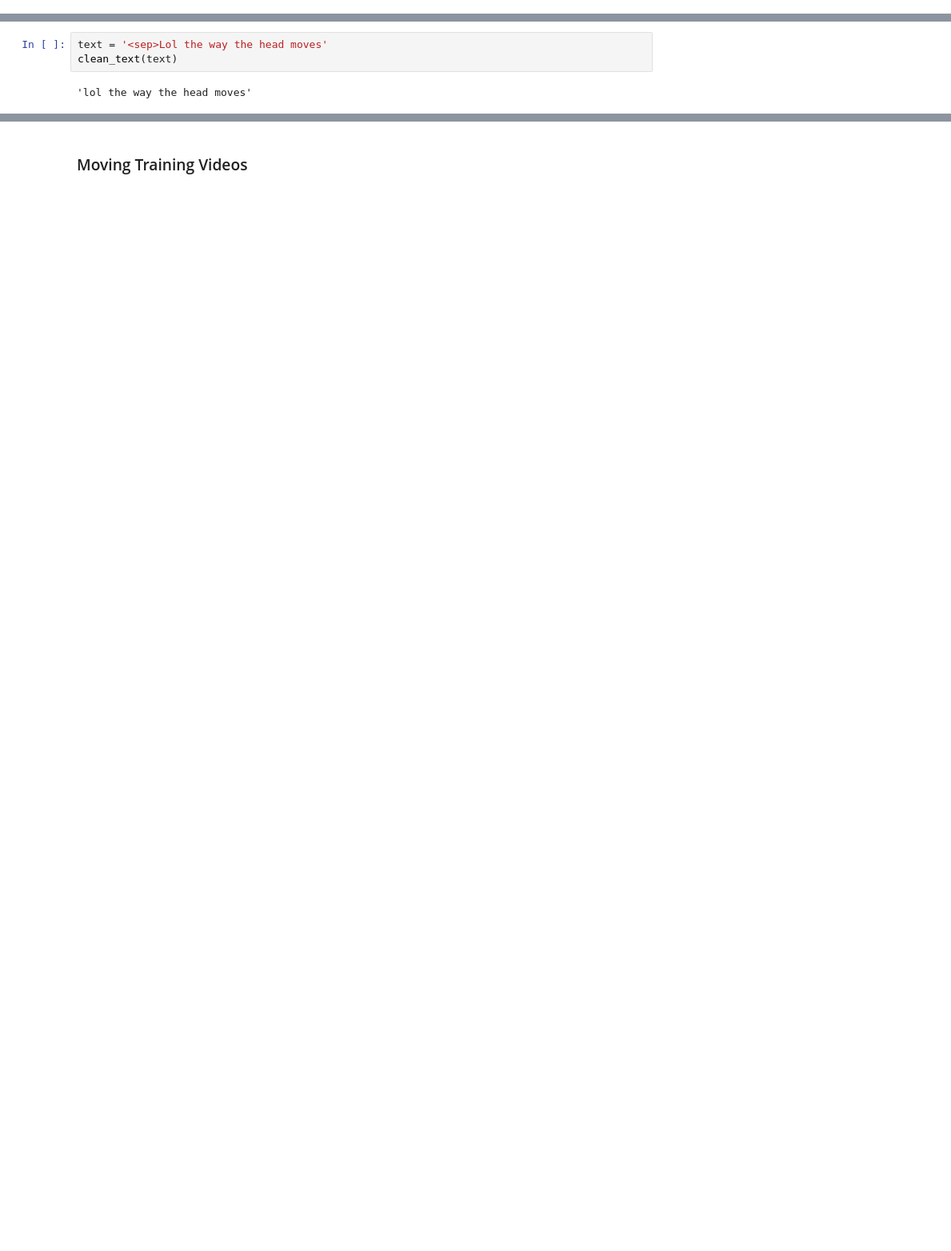
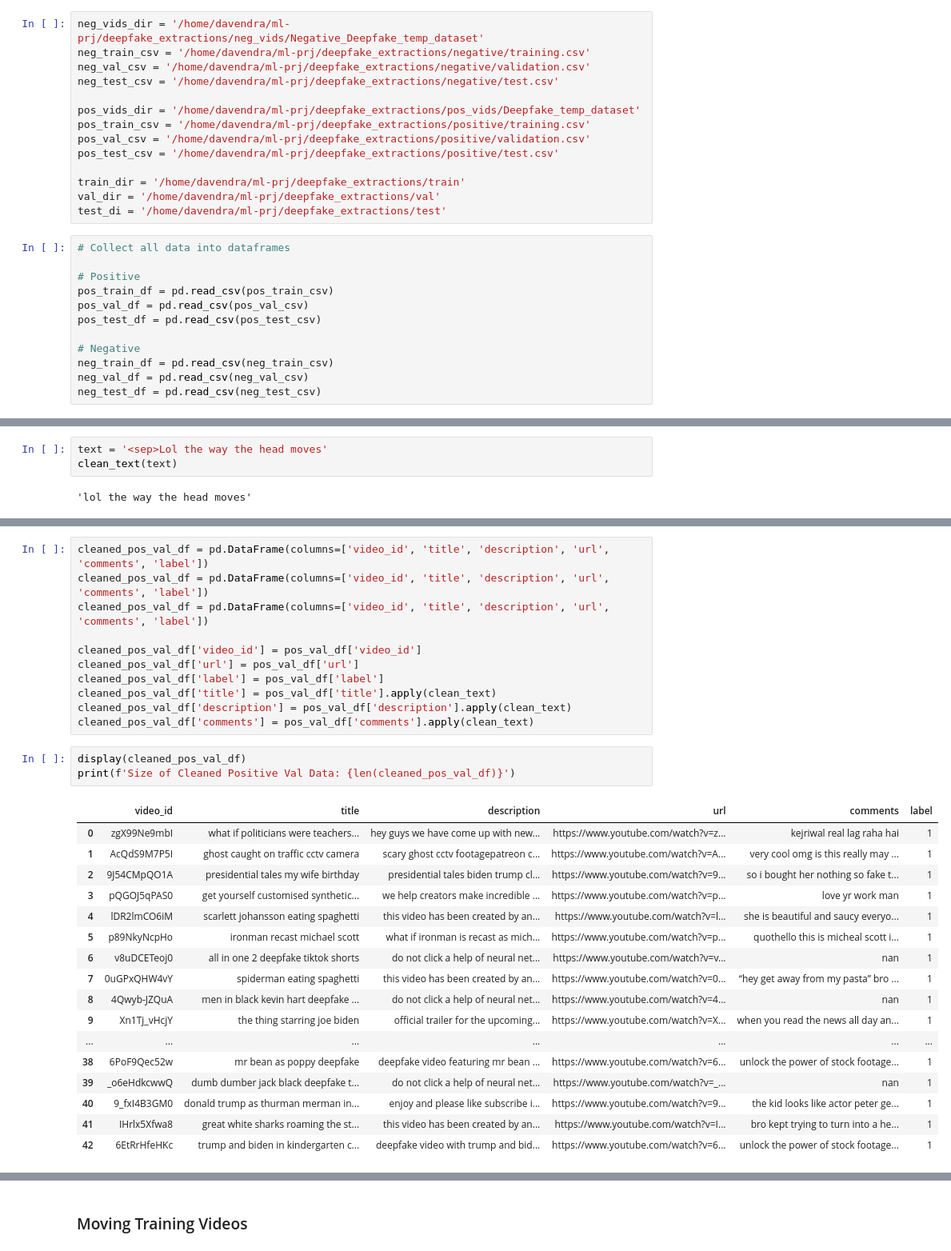
Before and after one commit to davendramaharaj1/deepfake_extractions, a Jupyter notebook: data_exp_notebooks/data.ipynb, the cells around one changed output, grey strips where cells are left out. Shown at 80% size. Saved outputs shown, nothing was run; the diff lists cells and outputs as text; blank space fills up the shorter version.

Commit message:
refined data manipulation

```diff
--- a/data_exp_notebooks/data.ipynb
+++ b/data_exp_notebooks/data.ipynb
@@ -45,0 +14,26 @@ print(len(pos_df))
+# %%
+neg_vids_dir = '/home/davendra/ml-prj/deepfake_extractions/neg_vids/Negative_Deepfake_temp_dataset'
+neg_train_csv = '/home/davendra/ml-prj/deepfake_extractions/negative/training.csv'
+neg_val_csv = '/home/davendra/ml-prj/deepfake_extractions/negative/validation.csv'
+neg_test_csv = '/home/davendra/ml-prj/deepfake_extractions/negative/test.csv'
+
+pos_vids_dir = '/home/davendra/ml-prj/deepfake_extractions/pos_vids/Deepfake_temp_dataset'
+pos_train_csv = '/home/davendra/ml-prj/deepfake_extractions/positive/training.csv'
+pos_val_csv = '/home/davendra/ml-prj/deepfake_extractions/positive/validation.csv'
+pos_test_csv = '/home/davendra/ml-prj/deepfake_extractions/positive/test.csv'
+
+train_dir = '/home/davendra/ml-prj/deepfake_extractions/train'
+val_dir = '/home/davendra/ml-prj/deepfake_extractions/val'
+test_di = '/home/davendra/ml-prj/deepfake_extractions/test'
+# %%
+# Collect all data into dataframes
+
+# Positive
+pos_train_df = pd.read_csv(pos_train_csv)
+pos_val_df = pd.read_csv(pos_val_csv)
+pos_test_df = pd.read_csv(pos_test_csv)
+
+# Negative
+neg_train_df = pd.read_csv(neg_train_csv)
+neg_val_df = pd.read_csv(neg_val_csv)
+neg_test_df = pd.read_csv(neg_test_csv)
@@ -160,0 +283,32 @@ display(cleaned_pos_df)
+# %%
+cleaned_pos_val_df = pd.DataFrame(columns=['video_id', 'title', 'description', 'url', 'comments', 'label'])
+cleaned_pos_val_df = pd.DataFrame(columns=['video_id', 'title', 'description', 'url', 'comments', 'label'])
+cleaned_pos_val_df = pd.DataFrame(columns=['video_id', 'title', 'description', 'url', 'comments', 'label'])
+
+cleaned_pos_val_df['video_id'] = pos_val_df['video_id']
+cleaned_pos_val_df['url'] = pos_val_df['url']
+cleaned_pos_val_df['label'] = pos_val_df['label']
+cleaned_pos_val_df['title'] = pos_val_df['title'].apply(clean_text)
+cleaned_pos_val_df['description'] = pos_val_df['description'].apply(clean_text)
+cleaned_pos_val_df['comments'] = pos_val_df['comments'].apply(clean_text)
+# %%
+display(cleaned_pos_val_df)
+print(f'Size of Cleaned Positive Val Data: {len(cleaned_pos_val_df)}')
+# %% [output]
+|  | video_id | title | description | url | comments | label |
+| 0 | zgX99Ne9mbI | what if politicians were teachers... | hey guys we have come up with new... | https://www.youtube.com/watch?v=z... | kejriwal real lag raha hai | 1 |
+| 1 | AcQdS9M7P5I | ghost caught on traffic cctv camera | scary ghost cctv footagepatreon c... | https://www.youtube.com/watch?v=A... | very cool omg is this really may ... | 1 |
+| 2 | 9J54CMpQO1A | presidential tales my wife birthday | presidential tales biden trump cl... | https://www.youtube.com/watch?v=9... | so i bought her nothing so fake t... | 1 |
+| 3 | pQGOJ5qPAS0 | get yourself customised synthetic... | we help creators make incredible ... | https://www.youtube.com/watch?v=p... | love yr work man | 1 |
+| 4 | lDR2lmCO6iM | scarlett johansson eating spaghetti | this video has been created by an... | https://www.youtube.com/watch?v=l... | she is beautiful and saucy everyo... | 1 |
+| 5 | p89NkyNcpHo | ironman recast michael scott | what if ironman is recast as mich... | https://www.youtube.com/watch?v=p... | quothello this is micheal scott i... | 1 |
+| 6 | v8uDCETeoj0 | all in one 2 deepfake tiktok shorts | do not click a help of neural net... | https://www.youtube.com/watch?v=v... | nan | 1 |
+| 7 | 0uGPxQHW4vY | spiderman eating spaghetti | this video has been created by an... | https://www.youtube.com/watch?v=0... | “hey get away from my pasta” bro ... | 1 |
+| 8 | 4Qwyb-JZQuA | men in black kevin hart deepfake ... | do not click a help of neural net... | https://www.youtube.com/watch?v=4... | nan | 1 |
+| 9 | Xn1Tj_vHcjY | the thing starring joe biden | official trailer for the upcoming... | https://www.youtube.com/watch?v=X... | when you read the news all day an... | 1 |
+| ... | ... | ... | ... | ... | ... | ... |
+| 38 | 6PoF9Qec52w | mr bean as poppy deepfake | deepfake video featuring mr bean ... | https://www.youtube.com/watch?v=6... | unlock the power of stock footage... | 1 |
+| 39 | _o6eHdkcwwQ | dumb dumber jack black deepfake t... | do not click a help of neural net... | https://www.youtube.com/watch?v=_... | nan | 1 |
+| 40 | 9_fxI4B3GM0 | donald trump as thurman merman in... | enjoy and please like subscribe i... | https://www.youtube.com/watch?v=9... | the kid looks like actor peter ge... | 1 |
+| 41 | IHrlx5Xfwa8 | great white sharks roaming the st... | this video has been created by an... | https://www.youtube.com/watch?v=I... | bro kept trying to turn into a he... | 1 |
+| 42 | 6EtRrHfeHKc | trump and biden in kindergarten c... | deepfake video with trump and bid... | https://www.youtube.com/watch?v=6... | unlock the power of stock footage... | 1 |
```
Also changed, not shown: parts of 51 cells of this notebook.
